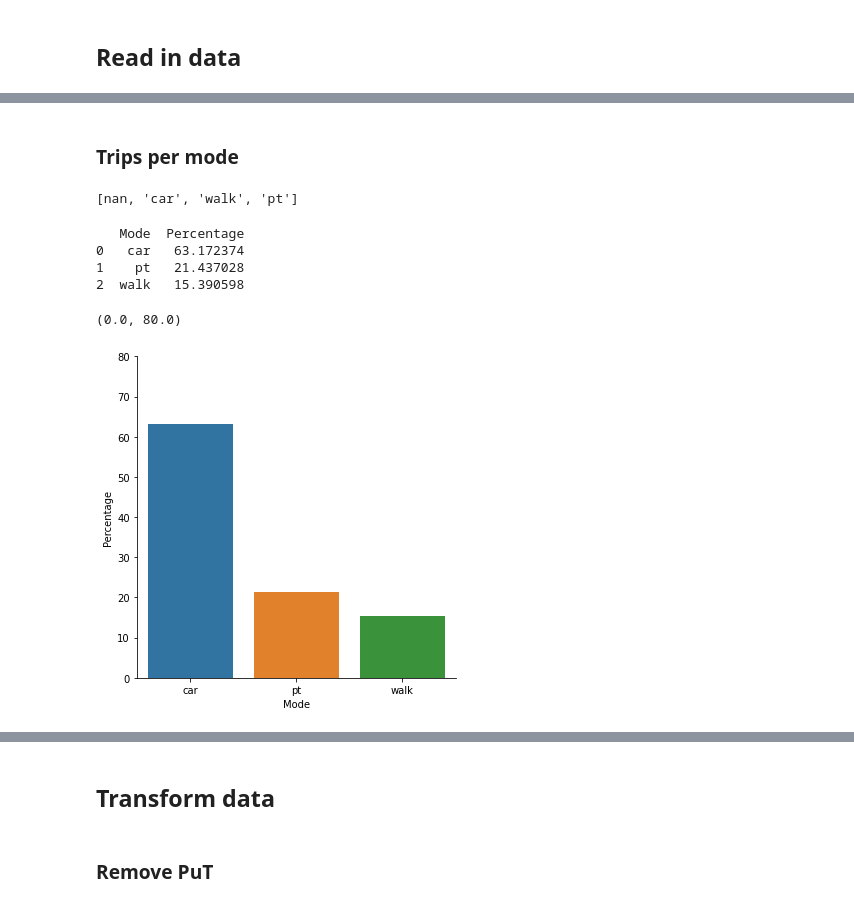
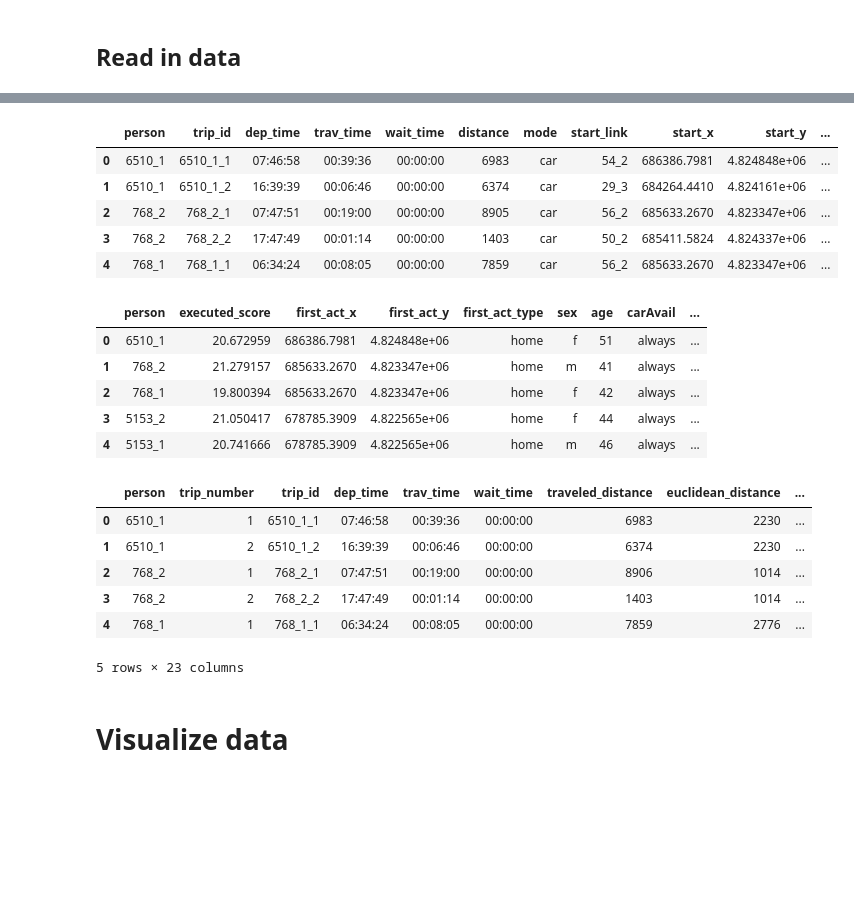
Before and after one commit to lubaso/trajectory-model, a Jupyter notebook: scr/analyze_trajectory.ipynb, the cells around one changed output, grey strips where cells are left out. Cells and saved outputs as stored; diff of their text form; code cells hidden in the pictures; blank space fills up the shorter version.

```diff
--- a/scr/analyze_trajectory.ipynb
+++ b/scr/analyze_trajectory.ipynb
@@ -76,40 +11,0 @@ plt.show()
-# %% [markdown]
-### Trips per mode
-# %%
-trajectory_raw.leg_mode.unique().tolist()
-# %% [output]
-[nan, 'car', 'walk', 'pt']
-# %%
-# Plot trajectory main modes
-
-## Get events where "leg_mode" is not null
-has_mode= trajectory_raw["leg_mode"].notnull()
-temp= trajectory_raw[has_mode]
-
-## Group by 'person_id', 'leg_mode' and count 'leg_mode'
-grouped = temp.groupby(['person_id', 'leg_mode']).agg({'leg_mode': 'count'})
-grouped.columns = ['leg_count']
-grouped = grouped.reset_index()
-
-## Get trajectory main mode -- some heuristics and might not hold tru for different scenarios
-grouped= grouped.drop_duplicates(subset=['person_id'],keep='first')
-
-## Create Mode/Percentage table
-modes= grouped.leg_mode.value_counts()
-modes= (modes / len(grouped))*100
-data= pd.DataFrame(data= {'Mode': modes.index, 'Percentage': modes.values})
-print(data)
-
-## Plot table
-g= sns.catplot(x='Mode', y='Percentage', data= data, kind= "bar")
-g.ax.set_ylim(0,80)
-
-#TODO
-#- Check with MATSim outputs
-# %% [output]
-   Mode  Percentage
-0   car   63.172374
-1    pt   21.437028
-2  walk   15.390598
-(0.0, 80.0)
-[figure, removed]
@@ -118,0 +12,11 @@ g.ax.set_ylim(0,80)
+# %%
+df_trajectory = pd.read_csv('../output/output_siouxFalls_trajectory.zip')
+df_legs = pd.read_csv('../input/output_siouxFalls_legs.gz', sep = ';')
+df_persons = pd.read_csv('../input/output_siouxFalls_persons.gz', sep = ';')
+df_trips = pd.read_csv('../input/output_siouxFalls_trips.gz', sep = ';')
+
+display(df_trajectory.head())
+display(df_legs.head())
+display(df_persons.head())
+display(df_trips.head())
+# %% [output]
@@ -119,4 +29,21 @@ g.ax.set_ylim(0,80)
+|  | person | trip_id | dep_time | trav_time | wait_time | distance | mode | start_link | start_x | start_y | ... |
+| 0 | 6510_1 | 6510_1_1 | 07:46:58 | 00:39:36 | 00:00:00 | 6983 | car | 54_2 | 686386.7981 | 4.824848e+06 | ... |
+| 1 | 6510_1 | 6510_1_2 | 16:39:39 | 00:06:46 | 00:00:00 | 6374 | car | 29_3 | 684264.4410 | 4.824161e+06 | ... |
+| 2 | 768_2 | 768_2_1 | 07:47:51 | 00:19:00 | 00:00:00 | 8905 | car | 56_2 | 685633.2670 | 4.823347e+06 | ... |
+| 3 | 768_2 | 768_2_2 | 17:47:49 | 00:01:14 | 00:00:00 | 1403 | car | 50_2 | 685411.5824 | 4.824337e+06 | ... |
+| 4 | 768_1 | 768_1_1 | 06:34:24 | 00:08:05 | 00:00:00 | 7859 | car | 56_2 | 685633.2670 | 4.823347e+06 | ... |
+|  | person | executed_score | first_act_x | first_act_y | first_act_type | sex | age | carAvail | ... |
+| 0 | 6510_1 | 20.672959 | 686386.7981 | 4.824848e+06 | home | f | 51 | always | ... |
+| 1 | 768_2 | 21.279157 | 685633.2670 | 4.823347e+06 | home | m | 41 | always | ... |
+| 2 | 768_1 | 19.800394 | 685633.2670 | 4.823347e+06 | home | f | 42 | always | ... |
+| 3 | 5153_2 | 21.050417 | 678785.3909 | 4.822565e+06 | home | f | 44 | always | ... |
+| 4 | 5153_1 | 20.741666 | 678785.3909 | 4.822565e+06 | home | m | 46 | always | ... |
+|  | person | trip_number | trip_id | dep_time | trav_time | wait_time | traveled_distance | euclidean_distance | ... |
+| 0 | 6510_1 | 1 | 6510_1_1 | 07:46:58 | 00:39:36 | 00:00:00 | 6983 | 2230 | ... |
+| 1 | 6510_1 | 2 | 6510_1_2 | 16:39:39 | 00:06:46 | 00:00:00 | 6374 | 2230 | ... |
+| 2 | 768_2 | 1 | 768_2_1 | 07:47:51 | 00:19:00 | 00:00:00 | 8906 | 1014 | ... |
+| 3 | 768_2 | 2 | 768_2_2 | 17:47:49 | 00:01:14 | 00:00:00 | 1403 | 1014 | ... |
+| 4 | 768_1 | 1 | 768_1_1 | 06:34:24 | 00:08:05 | 00:00:00 | 7859 | 2776 | ... |
+5 rows × 23 columns
 # %% [markdown]
-## Transform data
+# Visualize data
-# %% [markdown]
-### Remove PuT
```
Also changed, not shown: parts of 24 cells of this notebook, 8 other files.
